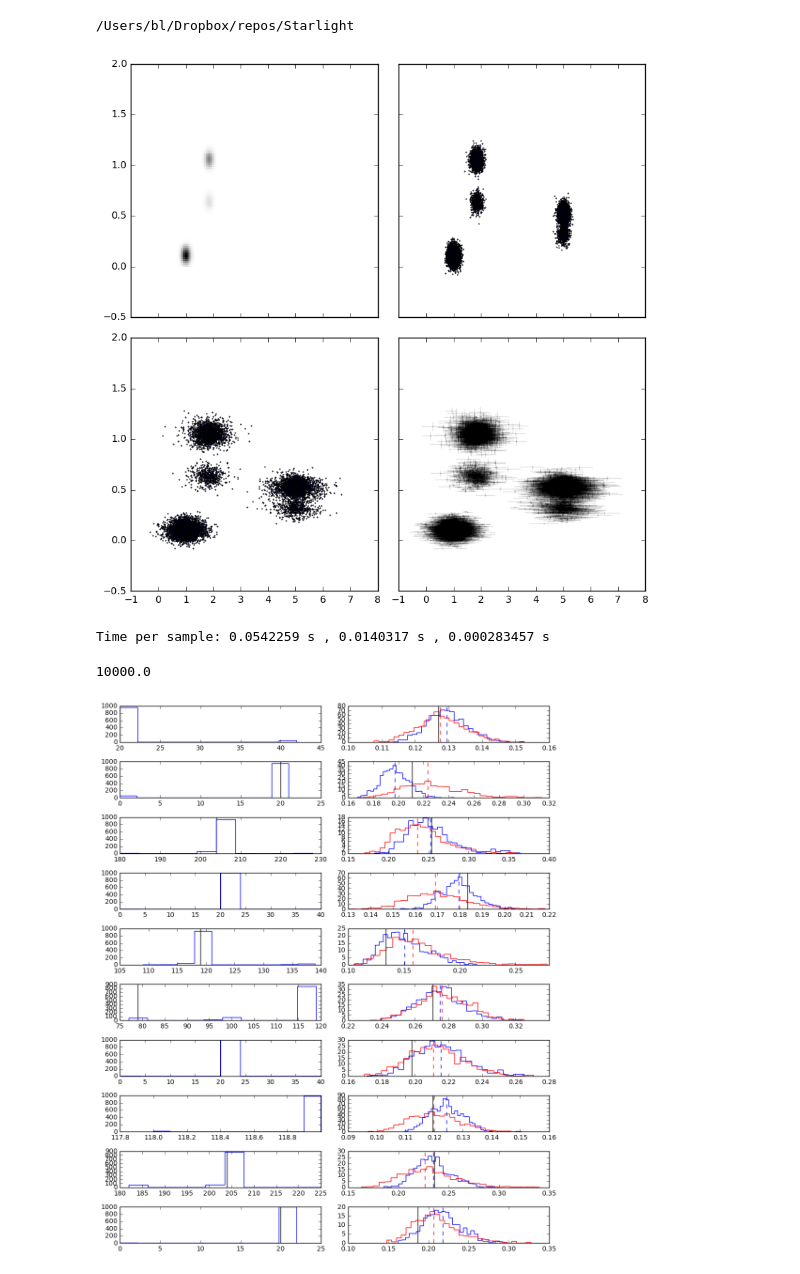
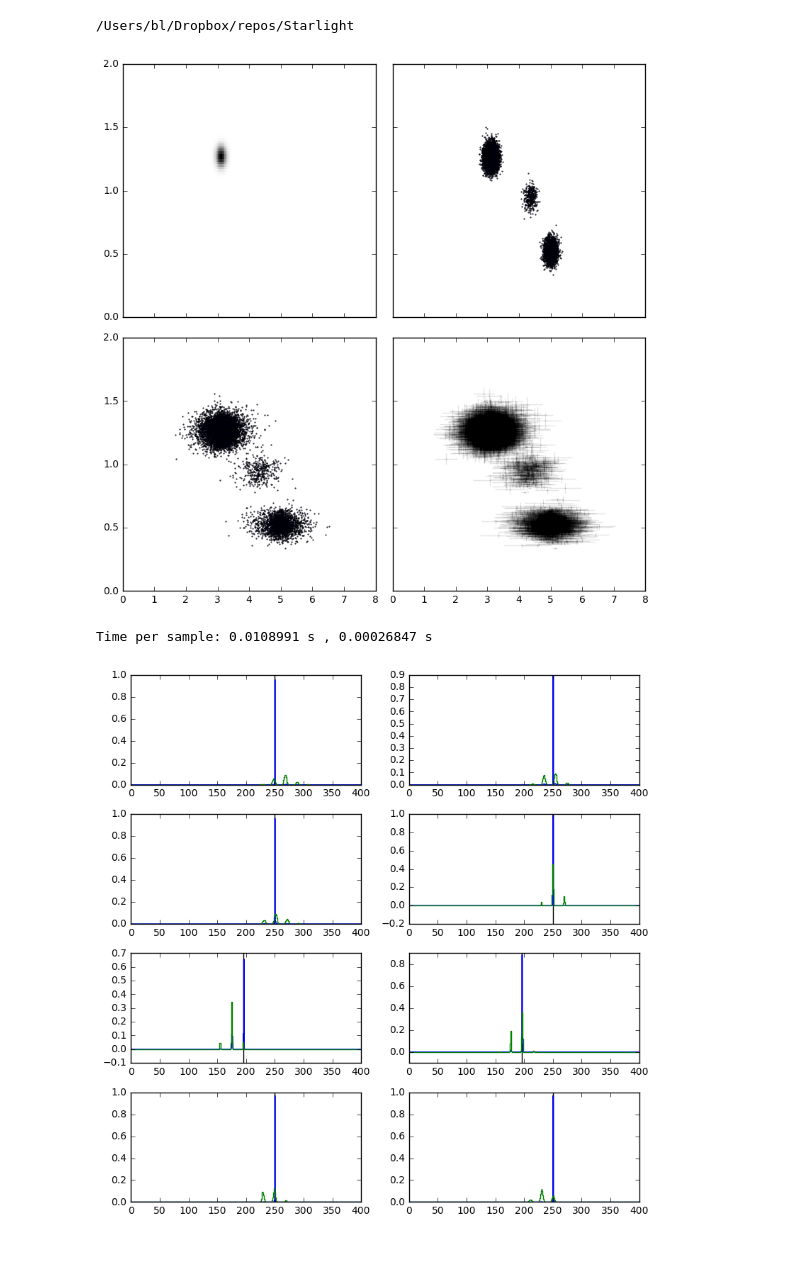
Before and after one commit to errai34/Starlight, a Jupyter notebook: notebooks/Testing simple HHRD on simulated data.ipynb, the cells around one changed output. Drawn from its saved outputs; the diff is of its cells as text; code cells hidden in the pictures.

```diff
--- a/notebooks/Testing simple HHRD on simulated data.ipynb
+++ b/notebooks/Testing simple HHRD on simulated data.ipynb
@@ -45,19 +45,20 @@ xfine = np.vstack([g.ravel() for g in fgrids]).T
 true_model = hrd(xfine, binamps, binmus, binsigs).reshape(fgrids[0].shape)
 # %%
 nobj = 10000
-varpi_fracerror = np.random.uniform(low=0.001, high=0.15, size=nobj)
+varpi_fracerror = np.random.uniform(low=0.001, high=0.05, size=nobj)
 mags_fracerror = np.random.uniform(low=0.001, high=0.05, size=nobj)
 model = SimpleHRDModel()
 #nbins, binamps, binmus, binsigs = model.draw_bins(nbins_perdim, ncols)
 absmags, colors, distances, bins =\
     model.draw_properties(binamps, binmus, binsigs, nobj)
+dist_min, dist_max = 0.8*np.min(distances), 1.2*np.max(distances)
 varpi, varpi_err, obsmags, obsmags_err, obscolors, obscolors_err =\
     model.draw_data(absmags, colors, distances,
                     varpi_fracerror, mags_fracerror)
 
 
 model.set_data(binmus, binsigs, varpi, varpi_err,
-               obsmags, obsmags_err, obscolors, obscolors_err)
+               obsmags, obsmags_err, obscolors, obscolors_err, dist_min, dist_max)
 x_true = model.combine_params(distances, binamps)
 obsabsmag = obsmags + 5*np.log10(varpi) - 10
 noisy_absmag_colors = np.vstack((obsabsmag, obscolors.T)).T
@@ -78,34 +79,39 @@ axs[3].errorbar(obsabsmag, obscolors, xerr=np.sqrt(obsmags_err**2 + dist_err**2)
                 fmt='o', markersize=1, color='k', lw=1, capsize=0, alpha=0.1)
 fig.tight_layout()
 # %% [output]
-[figure, old version]
+[figure, new version]
 # %%
 num_samples = 1000
-distances_samples, bins_samples, binamps_samples =\
-            model.gibbs_sampler(num_samples, num_steps=20, scale=1e-3)
+bins_samples, binamps_samples = model.gibbs_sampler(num_samples)
 # %% [output]
-Time per sample: 0.0542259 s , 0.0140317 s , 0.000283457 s
+Time per sample: 0.0108991 s , 0.00026847 s
 # %%
-distances2 = distances_samples.mean(axis=0)
+#distances2 = distances_samples.mean(axis=0)
 bins2 = bins_samples.mean(axis=0).astype(int)
 binamps2 = binamps_samples.mean(axis=0)
-np.isfinite(distances_samples).sum() / num_samples
+#np.isfinite(distances_samples).sum() / num_samples
-# %% [output]
-10000.0
 # %%
 # TODO: better representation of bin locations (in 2D plane with sample average)
 distances_samples2 = np.vstack([1/(varpi + varpi_err*np.random.randn(nobj)) for i in range(num_samples)])
-fig, axs = plt.subplots(10, 2, figsize=(10, 12))
-js = np.where(varpi_fracerror > 0.05)[0]
+fig, axs = plt.subplots(4, 2, figsize=(8, 8))
+axs = axs.ravel()
+js = np.where(varpi_fracerror > 0.01)[0]
 np.random.shuffle(js)
+
+js = js[:axs.shape[0]]
+
+tgrid = model.probgrid
+
 for i in range(axs.shape[0]):
-    axs[i, 0].axvline(bins[js[i]], c='k', lw=1, zorder=0)
-    axs[i, 0].hist(bins_samples[:, js[i]], histtype='step', zorder=1)
-    axs[i, 1].hist(distances_samples[:, js[i]], 30, normed=True, color='b', histtype='step')#, range=[0., 0.4]
-    axs[i, 1].hist(distances_samples2[:, js[i]], 30, normed=True, color='r', histtype='step')#, range=[0., 0.4]
-    axs[i, 1].axvline(distances[js[i]], c='k', lw=1)
-    axs[i, 1].axvline(distances2[js[i]], c='b', lw=1, ls='--')
-    axs[i, 1].axvline(1/varpi[js[i]], c='r', lw=1, ls='--')
+    axs[i].axvline(bins[js[i]], c='k', lw=1, zorder=0)
+    axs[i].hist(bins_samples[:, js[i]], nbins, histtype='step', zorder=1, normed=True, range=[0, nbins])
+    axs[i].plot(tgrid[js[i], :], ls='steps')
+
+    #axs[i, 1].hist(distances_samples[:, js[i]], 30, normed=True, color='b', histtype='step')#, range=[0., 0.4]
+    #axs[i, 1].hist(distances_samples2[:, js[i]], 30, normed=True, color='r', histtype='step')#, range=[0., 0.4]
+    #axs[i, 1].axvline(distances[js[i]], c='k', lw=1)
+    #axs[i, 1].axvline(distances2[js[i]], c='b', lw=1, ls='--')
+    #axs[i, 1].axvline(1/varpi[js[i]], c='r', lw=1, ls='--')
 fig.tight_layout()
 # %% [output]
-[figure, old version]
+[figure, new version]
```
Also changed, not shown: parts of 3 cells of this notebook, 20 other files.
